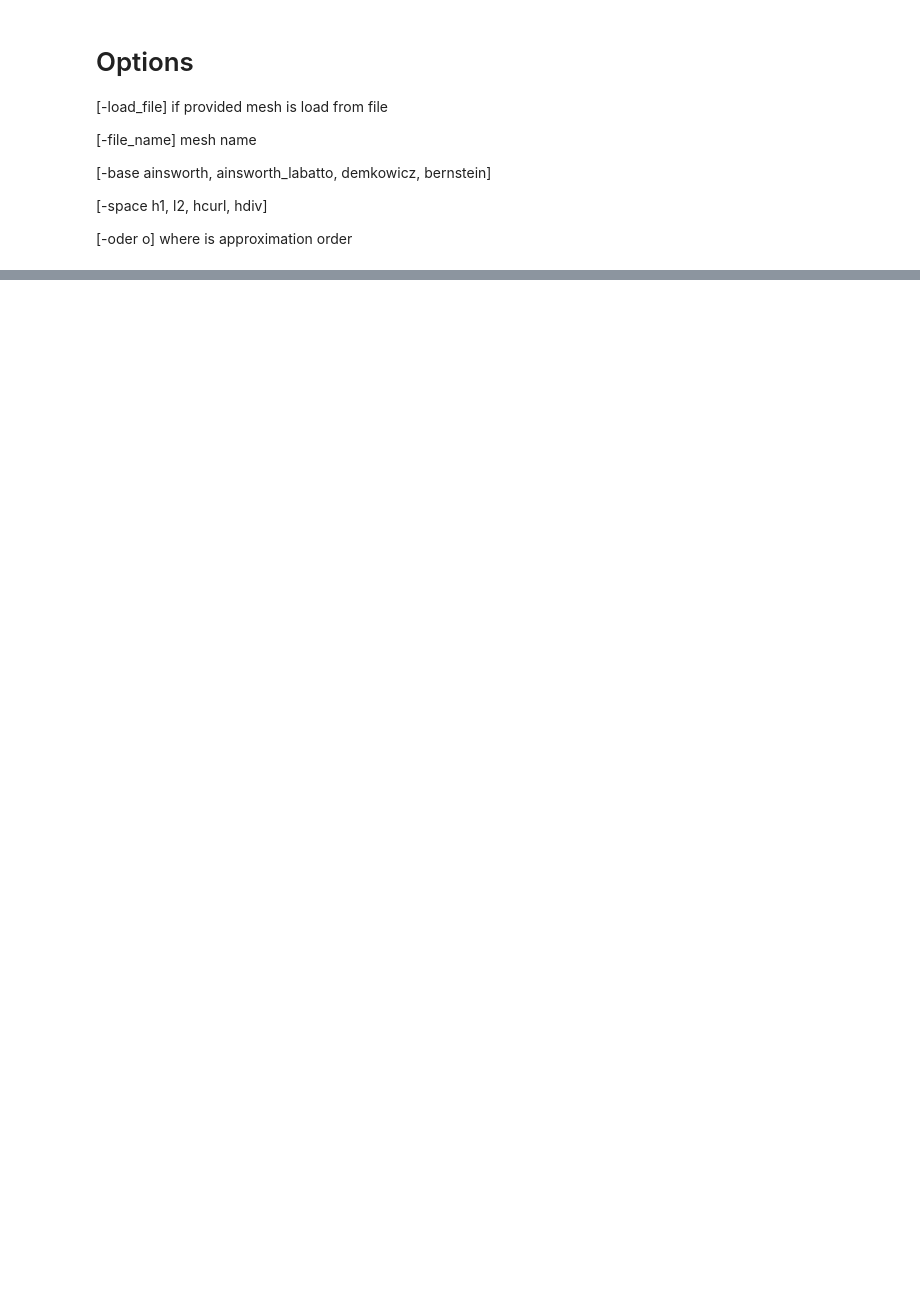
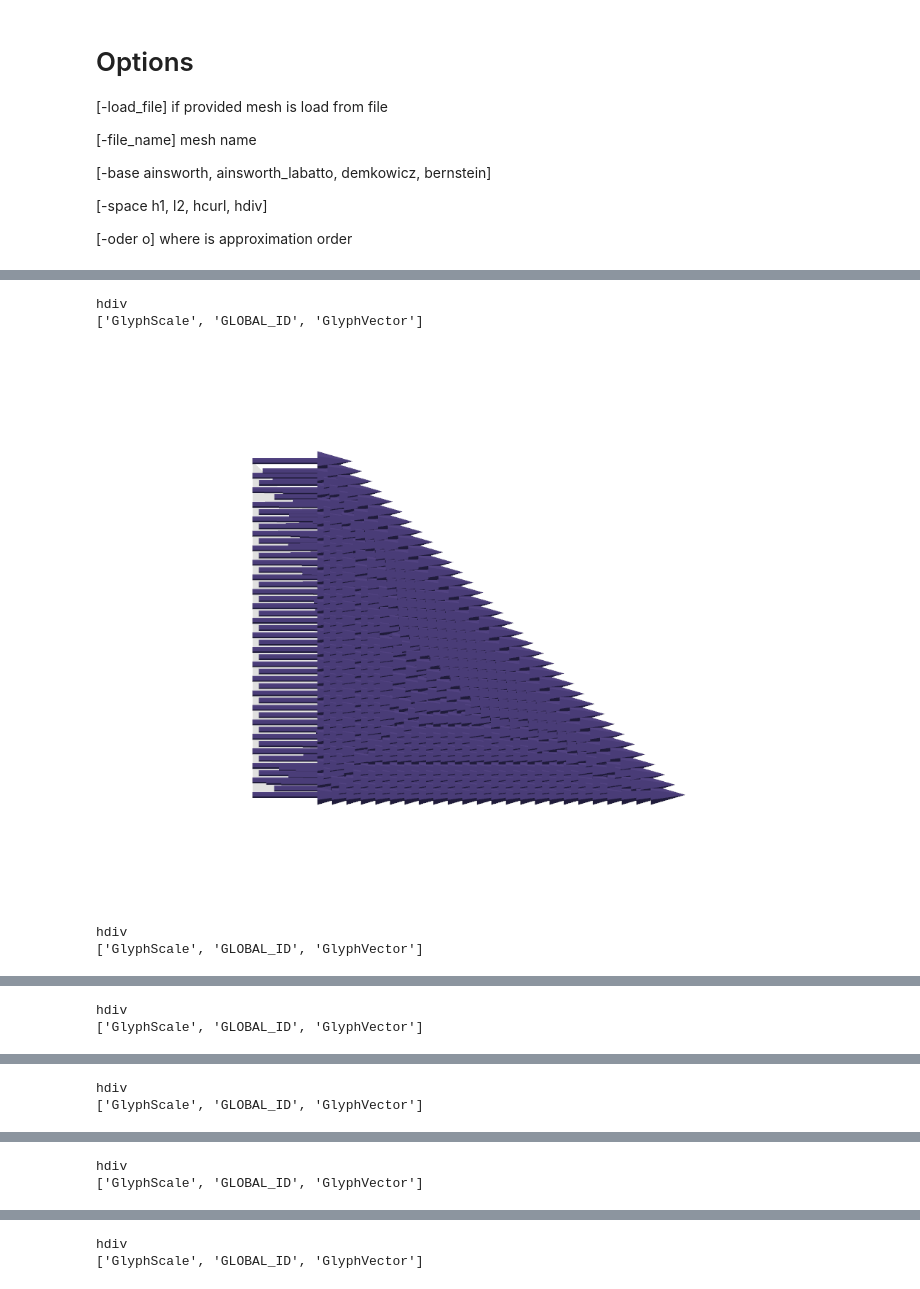
Before and after one commit to AdrianaKul/thesis_AK_analysis, a Jupyter notebook: a1_spaces/shape_functions.ipynb, the cells around one changed output, grey strips where cells are left out. Saved outputs shown, nothing was run; the diff lists cells and outputs as text; code cells hidden in the pictures; blank space fills up the shorter version.

```diff
--- a/a1_spaces/shape_functions.ipynb
+++ b/a1_spaces/shape_functions.ipynb
@@ -17,14 +19,17 @@ Options
 
 [-oder o] where is approximation order
 # %%
+# base = 'demkowicz'
+# space = 'hcurl'
+
 base = 'demkowicz'
-space = 'hcurl'
+space = 'hdiv'
 
-base = 'ainsworth'
-space = 'h1'
+# base = 'ainsworth'
+# space = 'h1'
 
-base = 'ainsworth'
-space = 'l2'
+# base = 'ainsworth'
+# space = 'l2'
 
 order = 3
 # %%
@@ -78,7 +105,7 @@ def show_glyphs(params):
         p.save_graphic(params.p_save)
 
 params.clim = [0,1]
-params.p_cmap = "rainbow"
+params.p_cmap = "spectral"
 params.show_field = "U"
 params.show_file = vtks[3][:-3]
 params.show_scalar_bar = False
@@ -89,34 +116,40 @@ for i in range(0, len(vtks)):
     params.show_file = vtks[i][:-3]
     params.p_save = "shape_"+ str(i) +".pdf"
     print(space)
-    if space == 'hcurl':
+    if space == 'hcurl' or space == 'hdiv':
         params.p_save = "shape_"+ space + "_" + str(i) +".pdf"
         show_glyphs(params)
     else:
         params.show_field = "U"
         params.warp_field_scalar = "U"
         params.component = 1
         # params.p_cmap = "PiYG"
         params.camera_position =  [
             (-2, -2, 3),
             (0.35, 0.35, 0),
             (0.25, 0.25, 1),
         ]
 
         zoom_factor = 0.4  # Adjust this value to your needs
 
         camera_position = params.camera_position
 
         # Calculate the new camera position
         new_camera_position = [
             camera_position[0][0] + (camera_position[1][0] - camera_position[0][0]) * zoom_factor,
             camera_position[0][1] + (camera_position[1][1] - camera_position[0][1]) * zoom_factor,
             camera_position[0][2] + (camera_position[1][2] - camera_position[0][2]) * zoom_factor,
         ]
 
         params.camera_position = [new_camera_position, camera_position[1], camera_position[2]]
 
         params.clim = [-1, 1]
         params.warp_factor = 0.5
         params.p_save = "shape_"+ space + "_" + str(i) +".pdf"
         show_results(params)
+# %% [output]
+hdiv
+['GlyphScale', 'GLOBAL_ID', 'GlyphVector']
+[figure, added]
+hdiv
+['GlyphScale', 'GLOBAL_ID', 'GlyphVector']
@@ -122,0 +157,2 @@ for i in range(0, len(vtks)):
+hdiv
+['GlyphScale', 'GLOBAL_ID', 'GlyphVector']
@@ -122,0 +160,2 @@ for i in range(0, len(vtks)):
+hdiv
+['GlyphScale', 'GLOBAL_ID', 'GlyphVector']
@@ -122,0 +163,2 @@ for i in range(0, len(vtks)):
+hdiv
+['GlyphScale', 'GLOBAL_ID', 'GlyphVector']
@@ -122,0 +166,2 @@ for i in range(0, len(vtks)):
+hdiv
+['GlyphScale', 'GLOBAL_ID', 'GlyphVector']
```
Also changed, not shown: parts of 5 cells of this notebook, 56 other files.
